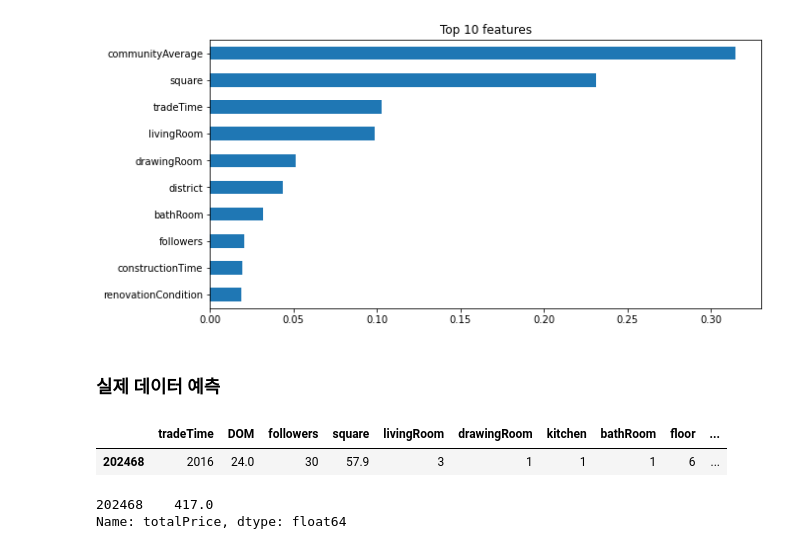
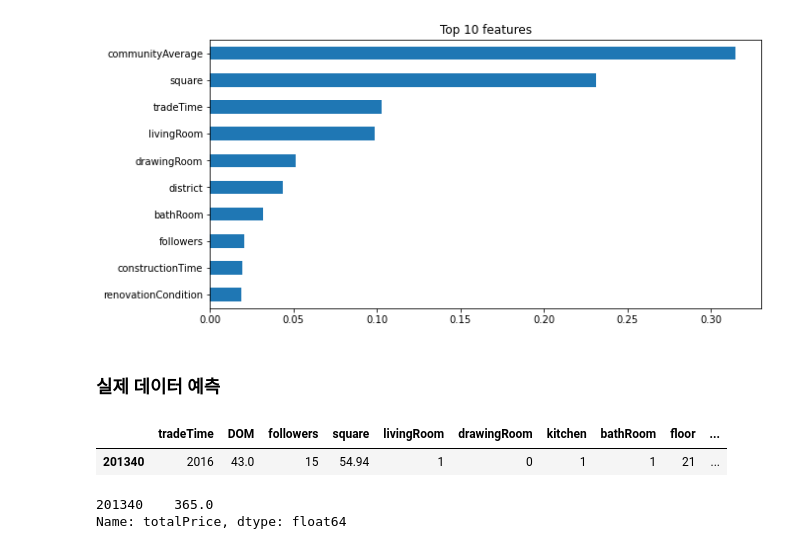
Before and after one commit to blacktruth513/CodeStates_Project, a Jupyter notebook: Section2_Project.ipynb, the cells around one changed output. Drawn from its saved outputs; the diff is of its cells as text; code cells hidden in the pictures.

```diff
--- a/Section2_Project.ipynb
+++ b/Section2_Project.ipynb
@@ -1282,15 +1112,15 @@ importances.sort_values()[-n:].plot.barh();
 ### 실제 데이터 예측
 # %%
 #테스트값 확인
-row = X_test.iloc[[1]]
+row = X_test.iloc[[513]]
 row
 # %% [output]
 |  | tradeTime | DOM | followers | square | livingRoom | drawingRoom | kitchen | bathRoom | floor | ... |
-| 202468 | 2016 | 24.0 | 30 | 57.9 | 3 | 1 | 1 | 1 | 6 | ... |
+| 201340 | 2016 | 43.0 | 15 | 54.94 | 1 | 0 | 1 | 1 | 21 | ... |
 # %%
-y_test.iloc[[1]]
+y_test.iloc[[513]]
 # %% [output]
-202468    417.0
+201340    365.0
 Name: totalPrice, dtype: float64
 # %%
 model.predict(row)
```
Also changed, not shown: parts of 21 cells of this notebook.
